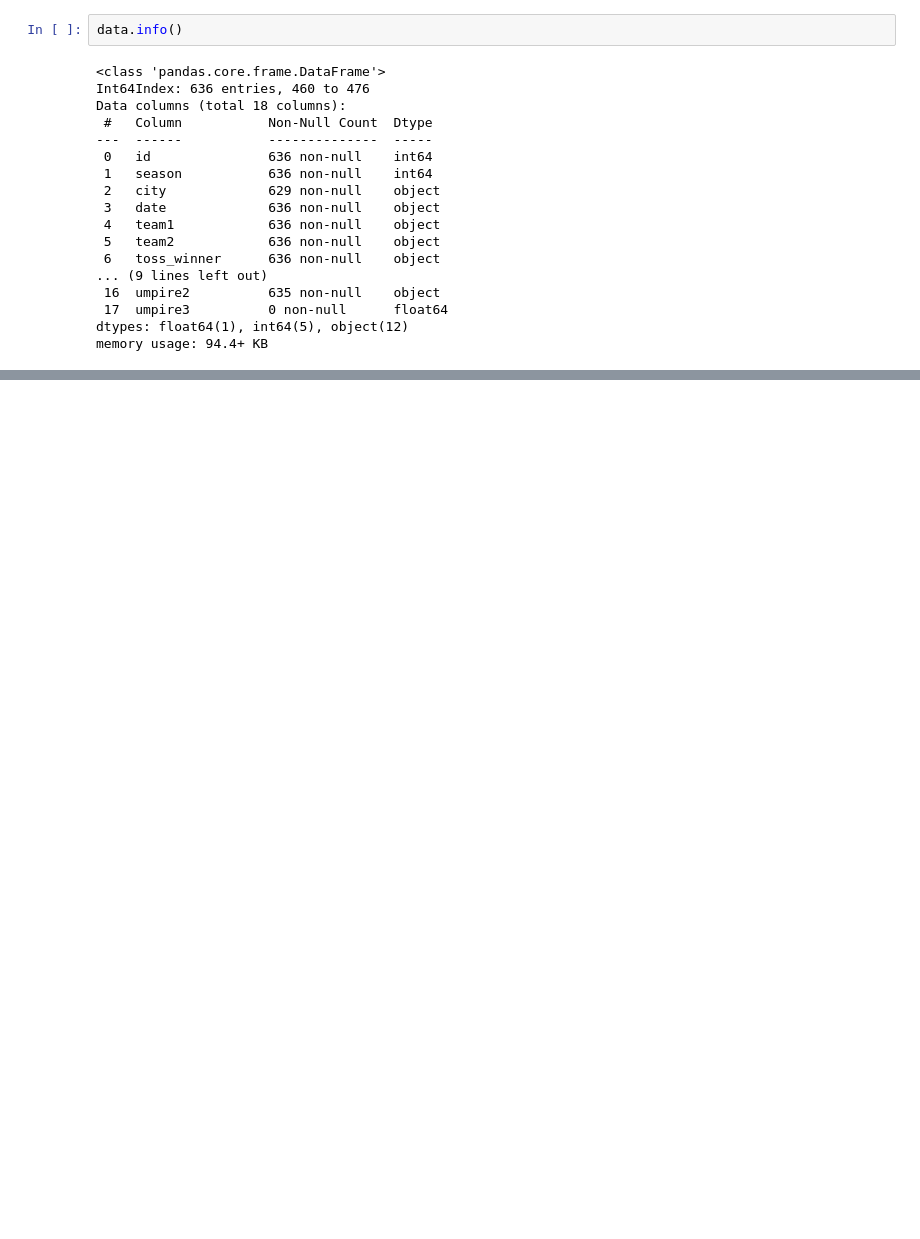
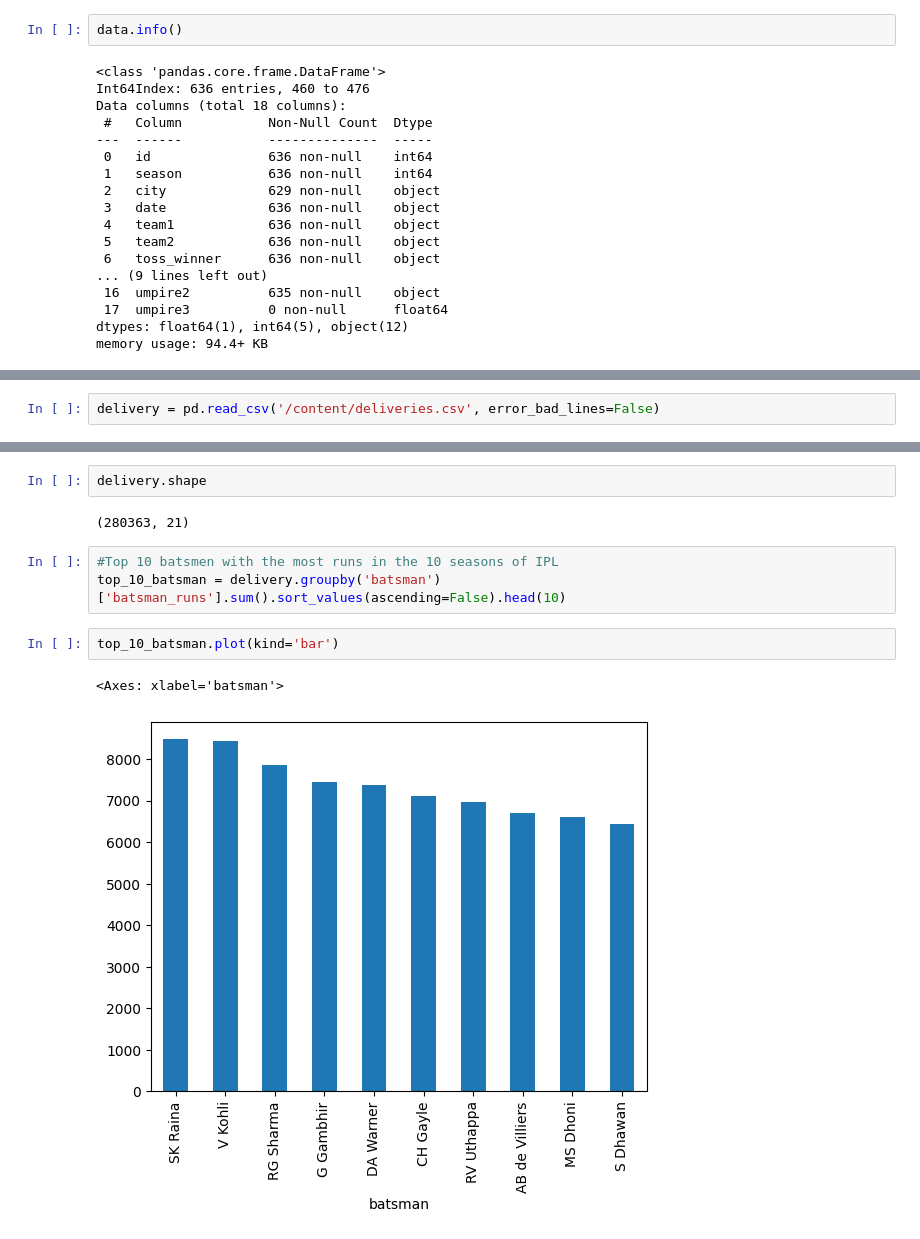
Before and after one commit to debaghosh/Learning-ML-Tools, a Jupyter notebook: Basics_of_Pandas.ipynb, the cells around one changed output, grey strips where cells are left out. Drawn from its saved outputs; the diff is of its cells as text; blank space fills up the shorter version.

```diff
--- a/Basics_of_Pandas.ipynb
+++ b/Basics_of_Pandas.ipynb
@@ -344,0 +485,2 @@ memory usage: 94.4+ KB
+# %%
+delivery = pd.read_csv('/content/deliveries.csv', error_bad_lines=False)
@@ -344,0 +515,12 @@ memory usage: 94.4+ KB
+# %%
+delivery.shape
+# %% [output]
+(280363, 21)
+# %%
+#Top 10 batsmen with the most runs in the 10 seasons of IPL
+top_10_batsman = delivery.groupby('batsman')['batsman_runs'].sum().sort_values(ascending=False).head(10)
+# %%
+top_10_batsman.plot(kind='bar')
+# %% [output]
+<Axes: xlabel='batsman'>
+[figure, added]
```
Also changed, not shown: parts of 19 cells of this notebook.
